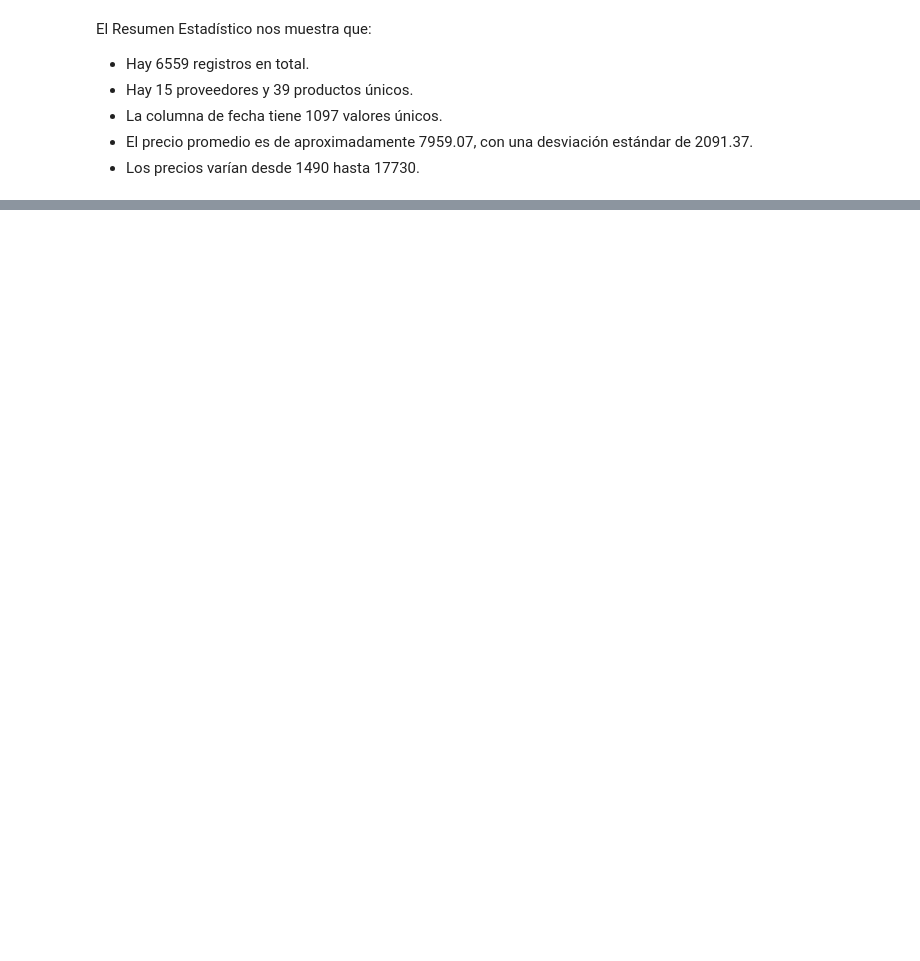
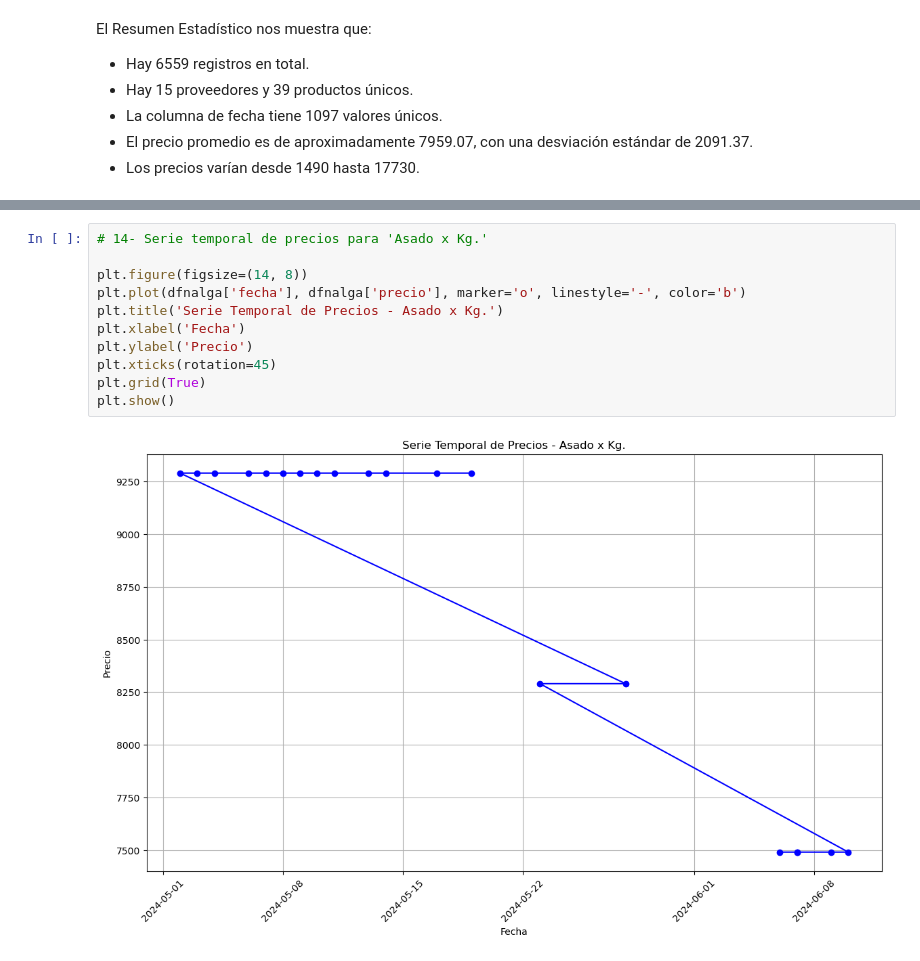
Before and after one commit to Nahuel349/PrecioBajo, a Jupyter notebook: notebooks/Examen_Parcial_V1.ipynb, the cells around one changed output, grey strips where cells are left out. Drawn from its saved outputs; the diff is of its cells as text; blank space fills up the shorter version.

```diff
--- a/notebooks/Examen_Parcial_V1.ipynb
+++ b/notebooks/Examen_Parcial_V1.ipynb
@@ -156,0 +247,13 @@ Name: fecha, dtype: datetime64[ns]
+# %%
+# 14- Serie temporal de precios para 'Asado x Kg.'
+
+plt.figure(figsize=(14, 8))
+plt.plot(dfnalga['fecha'], dfnalga['precio'], marker='o', linestyle='-', color='b')
+plt.title('Serie Temporal de Precios - Asado x Kg.')
+plt.xlabel('Fecha')
+plt.ylabel('Precio')
+plt.xticks(rotation=45)
+plt.grid(True)
+plt.show()
+# %% [output]
+[figure, added]
```
Also changed, not shown: parts of 30 cells of this notebook.
